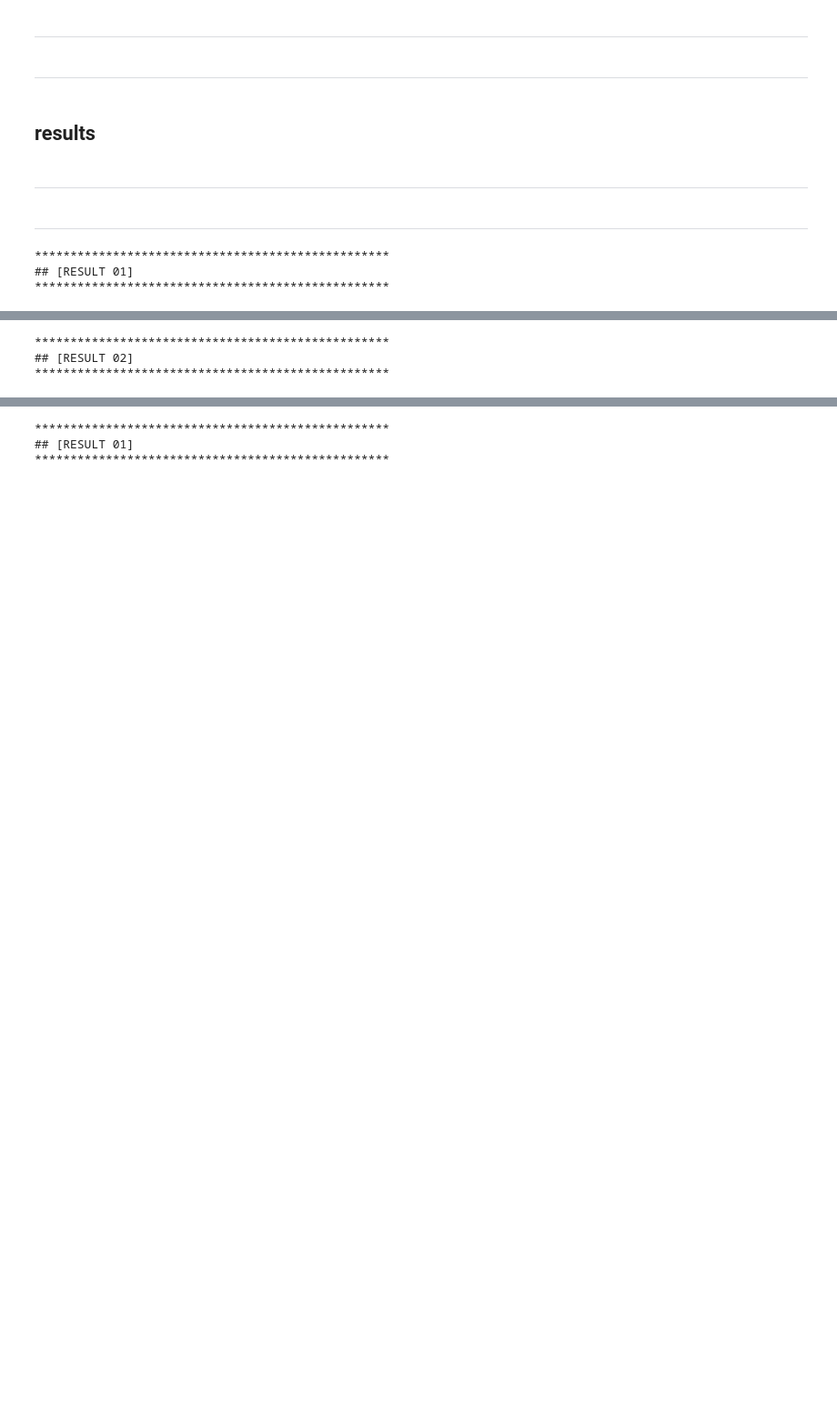
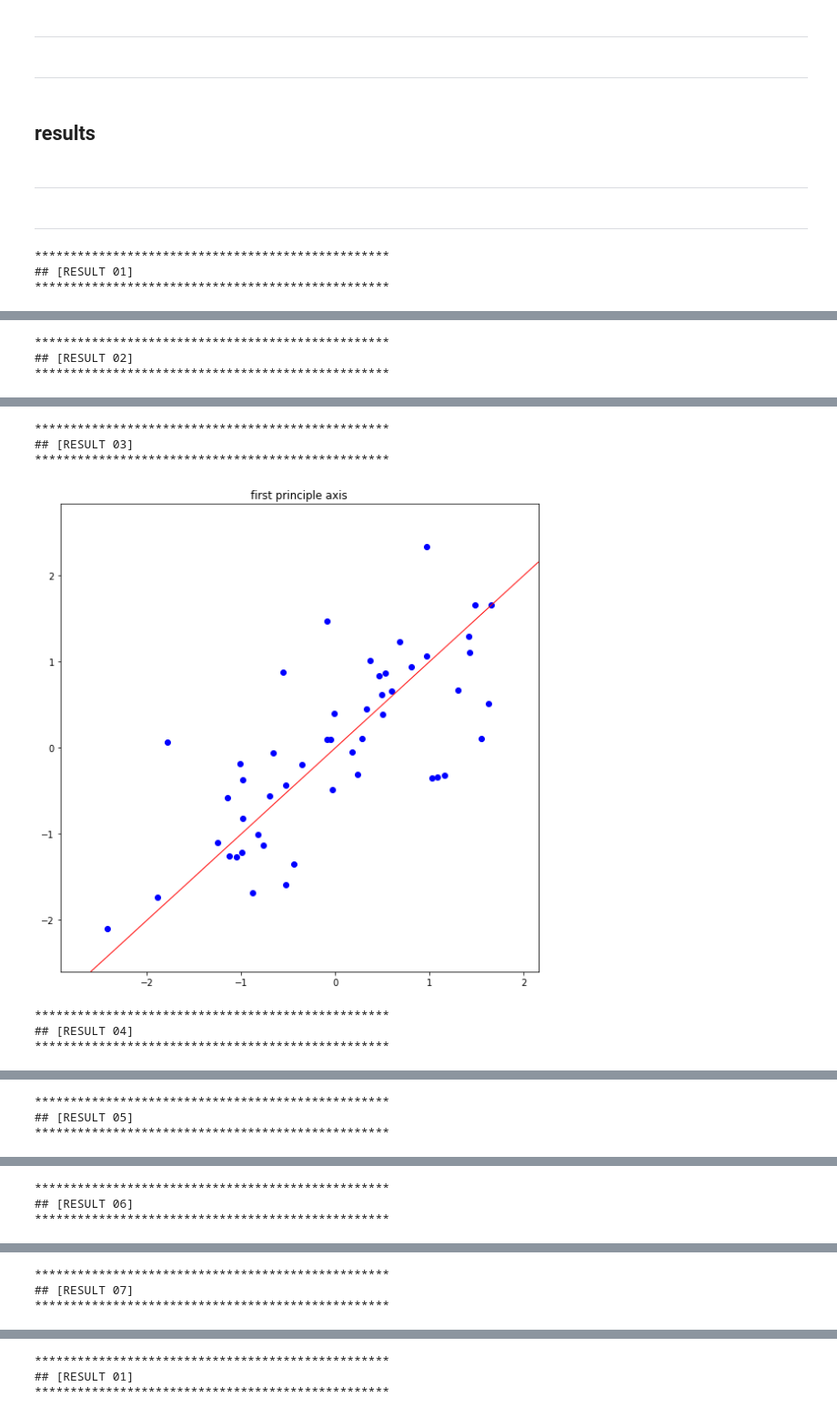
Before and after one commit to Lim-Sung-Jun/machine_learning_2022_1, a Jupyter notebook: 12/assignment_12.ipynb, the cells around one changed output, grey strips where cells are left out. Shown: that part at 91% size. Saved outputs shown, nothing was run; the diff lists cells and outputs as text; code cells hidden in the pictures; blank space fills up the shorter version.

```diff
--- a/12/assignment_12.ipynb
+++ b/12/assignment_12.ipynb
@@ -351,21 +366,28 @@ def function_result_08():
 # %% [markdown]
 ---
 # %%
-number_result = 2
+number_result = 7
 for i in range(number_result):
     title = '## [RESULT {:02d}]'.format(i+1)
     name_function = 'function_result_{:02d}()'.format(i+1)
 
     print('**************************************************')
     print(title)
     print('**************************************************')
     eval(name_function)
 # %% [output]
 **************************************************
 ## [RESULT 01]
 **************************************************
 [figure]
 **************************************************
 ## [RESULT 02]
 **************************************************
 [figure]
+**************************************************
+## [RESULT 03]
+**************************************************
+[figure, added]
+**************************************************
+## [RESULT 04]
+**************************************************
@@ -371,0 +395,3 @@ for i in range(number_result):
+**************************************************
+## [RESULT 05]
+**************************************************
@@ -371,0 +399,3 @@ for i in range(number_result):
+**************************************************
+## [RESULT 06]
+**************************************************
@@ -371,0 +403,3 @@ for i in range(number_result):
+**************************************************
+## [RESULT 07]
+**************************************************
```
Also changed, not shown: parts of 8 cells of this notebook.
